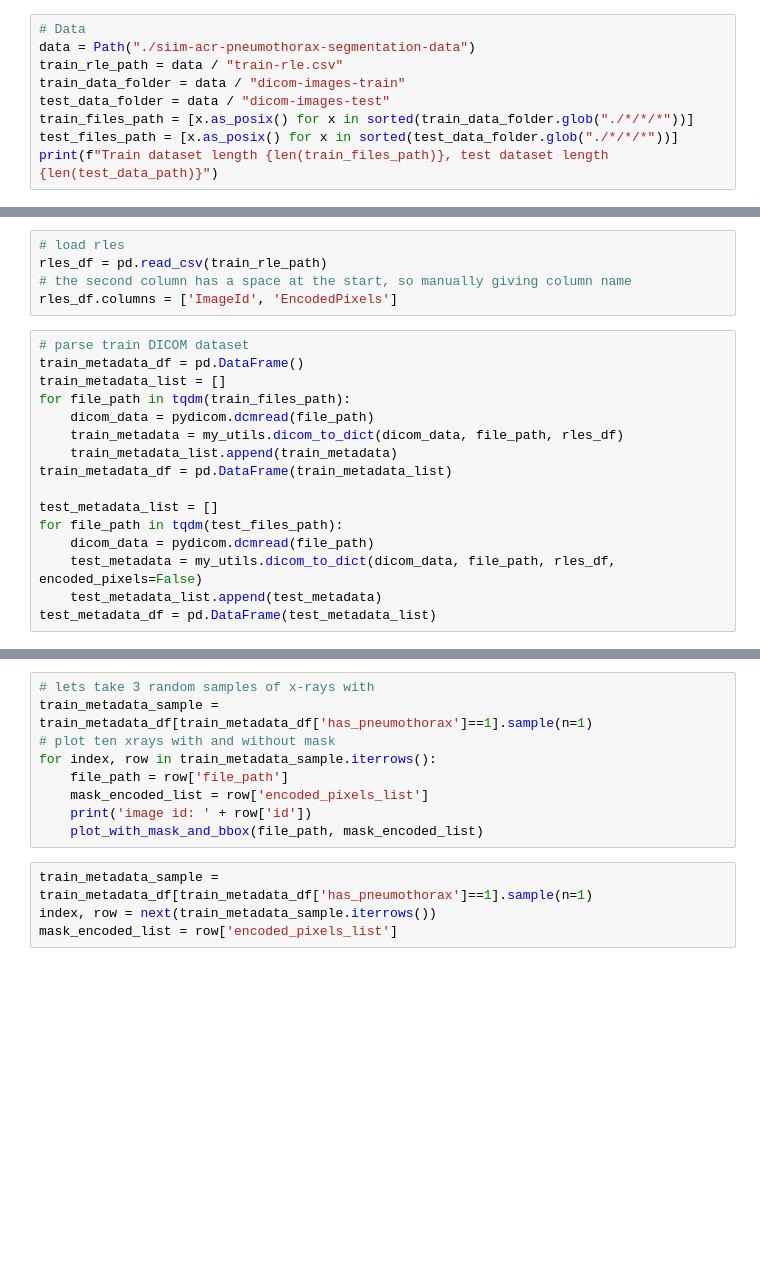
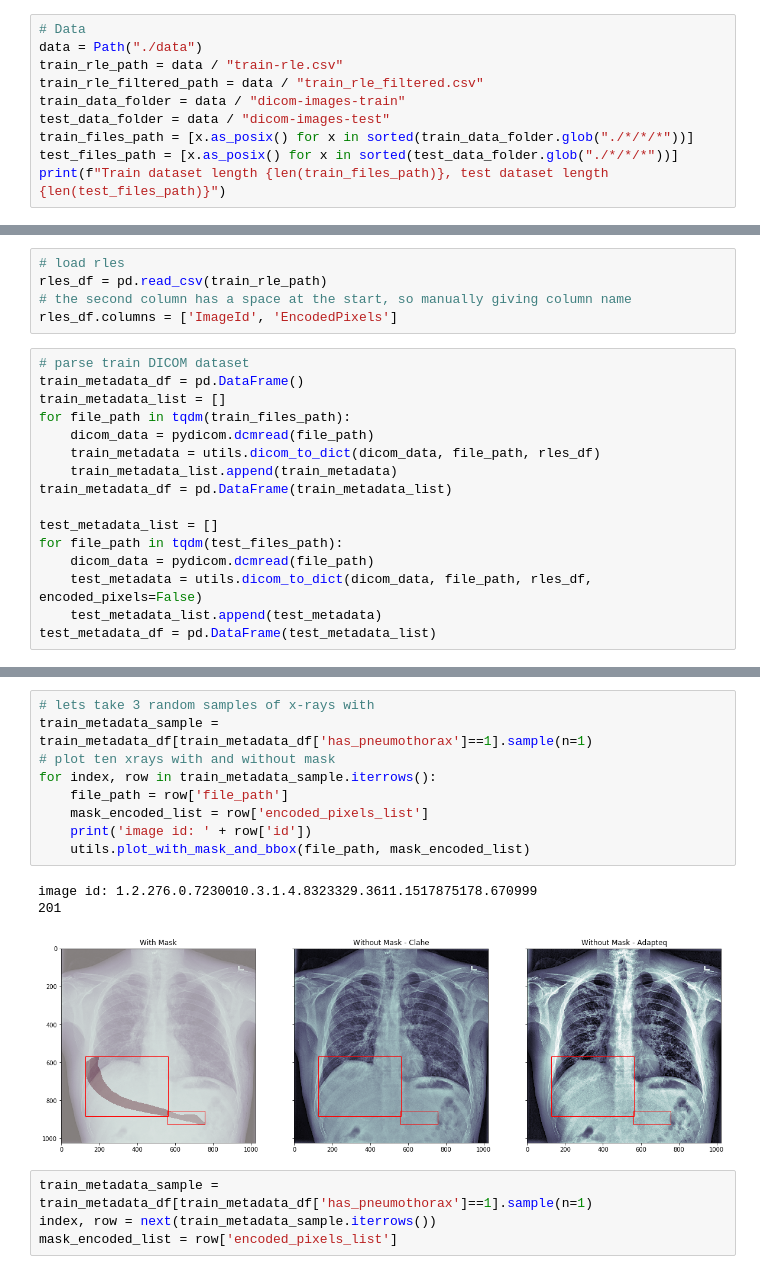
Before and after one commit to zakajd/kaggle-pneumothorax, a Jupyter notebook: 1. Data.ipynb, the cells around one changed output, grey strips where cells are left out. Cells and saved outputs as stored; diff of their text form; blank space fills up the shorter version.

```diff
--- a/1. Data.ipynb
+++ b/1. Data.ipynb
@@ -47,10 +26,11 @@ vgg2.features._modules.items()
 # !kaggle datasets download -d jesperdramsch/siim-acr-pneumothorax-segmentation-data
 # %%
 # Data
-data = Path("./siim-acr-pneumothorax-segmentation-data")
+data = Path("./data")
 train_rle_path = data / "train-rle.csv"
+train_rle_filtered_path = data / "train_rle_filtered.csv"
 train_data_folder = data / "dicom-images-train"
 test_data_folder = data / "dicom-images-test"
 train_files_path = [x.as_posix() for x in sorted(train_data_folder.glob("./*/*/*"))]
 test_files_path = [x.as_posix() for x in sorted(test_data_folder.glob("./*/*/*"))]
-print(f"Train dataset length {len(train_files_path)}, test dataset length {len(test_data_path)}")
+print(f"Train dataset length {len(train_files_path)}, test dataset length {len(test_files_path)}")
@@ -65,13 +47,13 @@ train_metadata_df = pd.DataFrame()
 train_metadata_list = []
 for file_path in tqdm(train_files_path):
     dicom_data = pydicom.dcmread(file_path)
-    train_metadata = my_utils.dicom_to_dict(dicom_data, file_path, rles_df)
+    train_metadata = utils.dicom_to_dict(dicom_data, file_path, rles_df)
     train_metadata_list.append(train_metadata)
 train_metadata_df = pd.DataFrame(train_metadata_list)
 
 test_metadata_list = []
 for file_path in tqdm(test_files_path):
     dicom_data = pydicom.dcmread(file_path)
-    test_metadata = my_utils.dicom_to_dict(dicom_data, file_path, rles_df, encoded_pixels=False)
+    test_metadata = utils.dicom_to_dict(dicom_data, file_path, rles_df, encoded_pixels=False)
     test_metadata_list.append(test_metadata)
 test_metadata_df = pd.DataFrame(test_metadata_list)
@@ -168,12 +76,16 @@ def plot_with_mask_and_bbox(file_path, mask_encoded_list, figsize=(20,10)):
 # %%
 # lets take 3 random samples of x-rays with
 train_metadata_sample = train_metadata_df[train_metadata_df['has_pneumothorax']==1].sample(n=1)
 # plot ten xrays with and without mask
 for index, row in train_metadata_sample.iterrows():
     file_path = row['file_path']
     mask_encoded_list = row['encoded_pixels_list']
     print('image id: ' + row['id'])
-    plot_with_mask_and_bbox(file_path, mask_encoded_list)
+    utils.plot_with_mask_and_bbox(file_path, mask_encoded_list)
+# %% [output]
+image id: 1.2.276.0.7230010.3.1.4.8323329.3611.1517875178.670999
+201
+[figure, added]
 # %%
 train_metadata_sample = train_metadata_df[train_metadata_df['has_pneumothorax']==1].sample(n=1)
 index, row = next(train_metadata_sample.iterrows())
```
Also changed, not shown: parts of 18 cells of this notebook, 3 other files.
